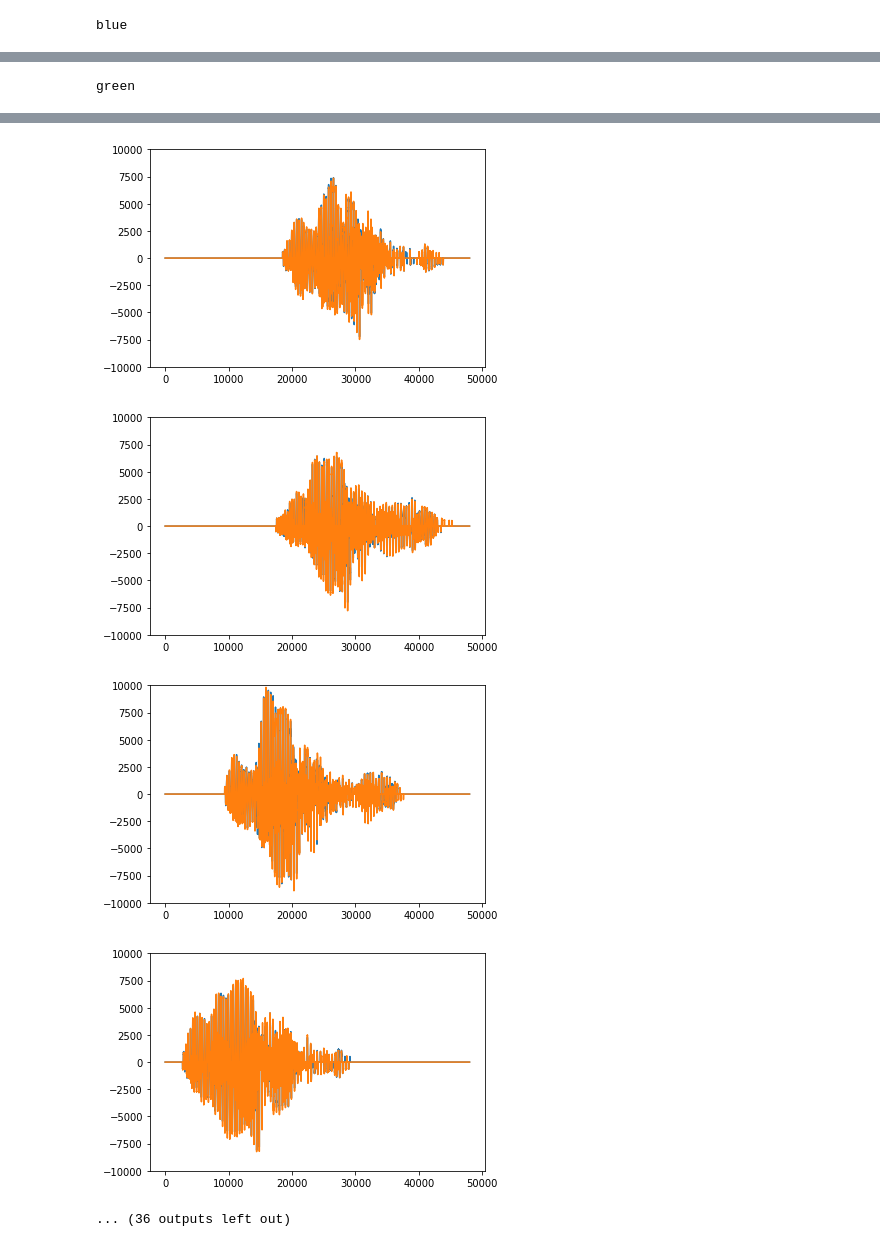
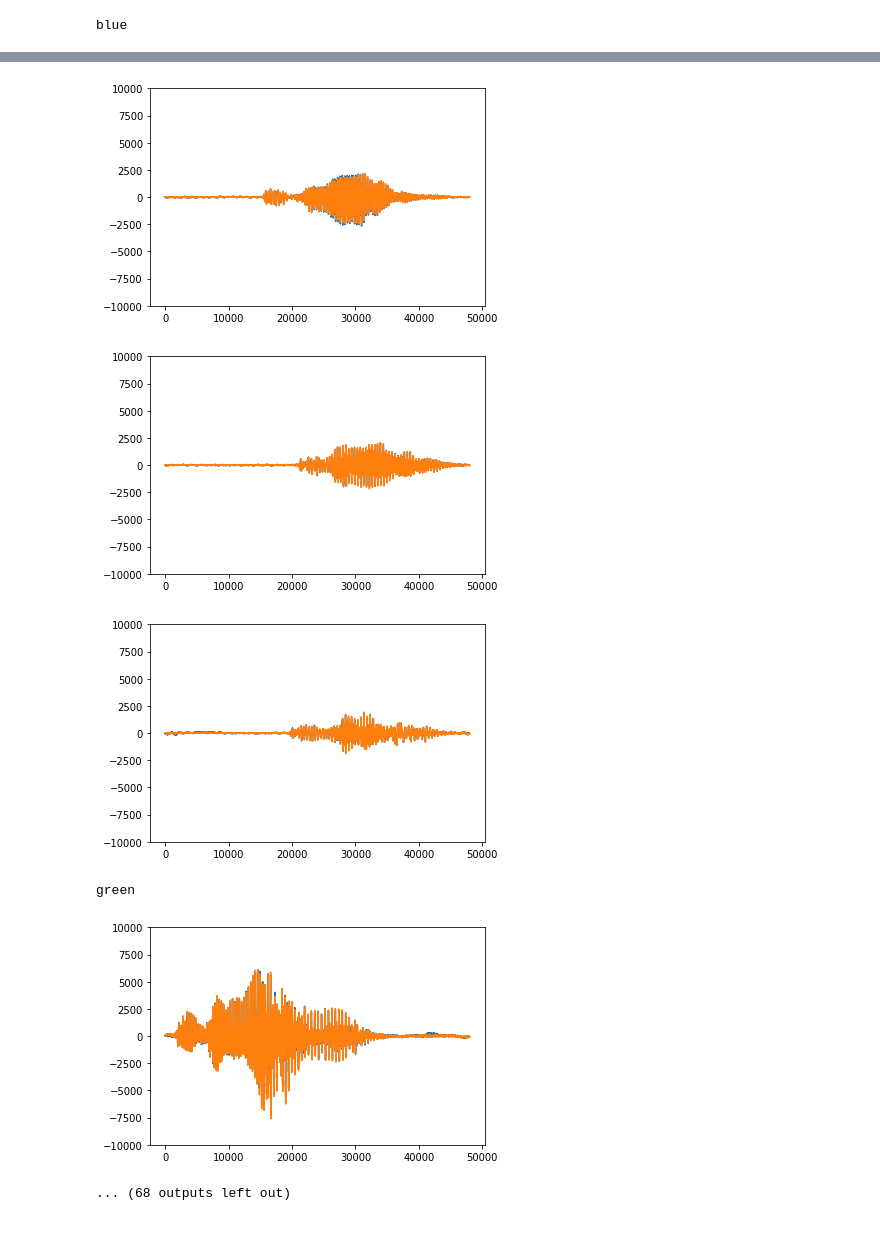
Before and after one commit to lychanl/atmega-rgb, a Jupyter notebook: sound-analysis/sound-analysis.ipynb, the cells around one changed output, grey strips where cells are left out. Saved outputs shown, nothing was run; the diff lists cells and outputs as text; code cells hidden in the pictures.

```diff
--- a/sound-analysis/sound-analysis.ipynb
+++ b/sound-analysis/sound-analysis.ipynb
@@ -37,9 +38,9 @@ def find_window(values, width):
     start = np.argmax([fw[width + i] - fw[i] for i in range(len(values) - width)])
     end = start + width
 
-    return start, end, np.mean(np.abs(values[:s])), np.mean(np.abs(values[e:]))
+    return start, end, np.mean(np.abs(values[:start])), np.mean(np.abs(values[end:]))
 # %%
-threshold = 500
+threshold = 0
 
 data_processed = {}
 
@@ -65 +65,0 @@ blue
-green
@@ -67,5 +67,6 @@ green
-[figure, old version]
+[figure, new version]
-[figure, old version]
+[figure, new version]
-[figure, old version]
+[figure, new version]
+green
-[figure, old version]
+[figure, new version]
-... (36 outputs left out)
+... (68 outputs left out)
```
Also changed, not shown: parts of 29 cells of this notebook, 11 other files.
